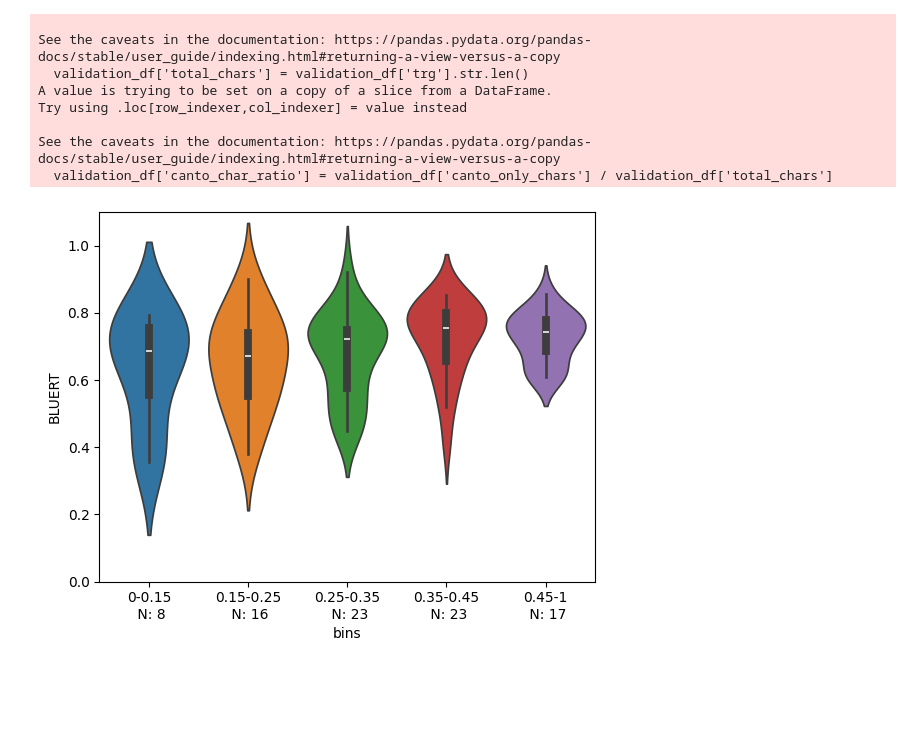
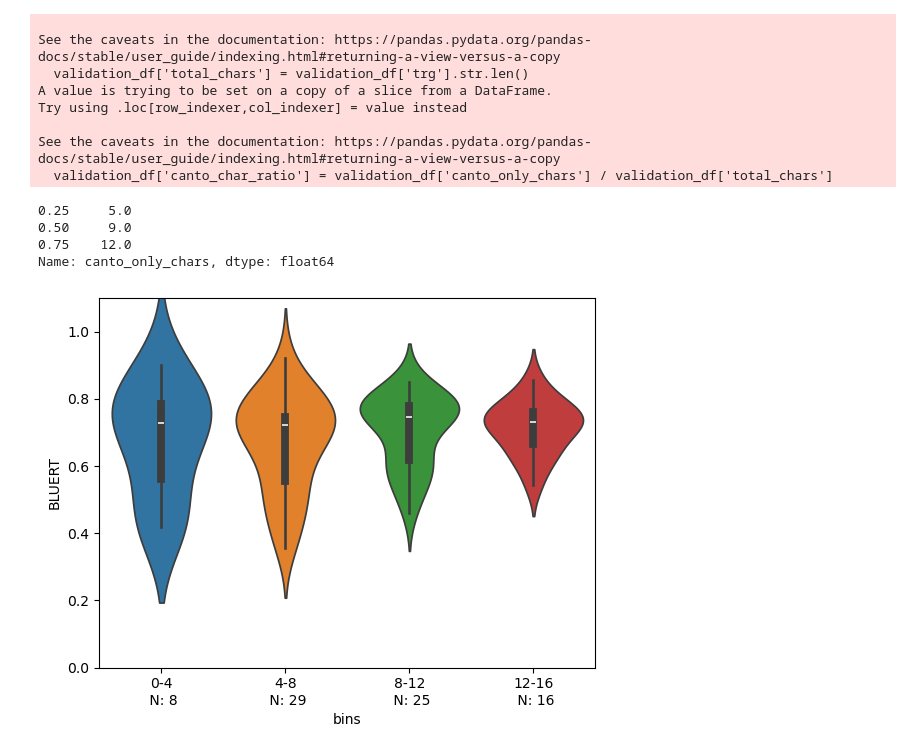
Before and after one commit to au-nlp/project-milestone-p2-group21, a Jupyter notebook: data_processing.ipynb, the cells around one changed output. Saved outputs shown, nothing was run; the diff lists cells and outputs as text; code cells hidden in the pictures; blank space fills up the shorter version.

```diff
--- a/data_processing.ipynb
+++ b/data_processing.ipynb
@@ -440,20 +436,29 @@ Try using .loc[row_indexer,col_indexer] = value instead
 
 See the caveats in the documentation: https://pandas.pydata.org/pandas-docs/stable/user_guide/indexing.html#returning-a-view-versus-a-copy
   validation_df['canto_char_ratio'] = validation_df['canto_only_chars'] / validation_df['total_chars']
+# %%
+#load from csv
+validation_df = pd.read_csv('evaluation_translations/smolsent_validation_bleurt_scores_madlad.csv')
+validation_df['canto_only_chars'].quantile([0.25, 0.5, 0.75])
+# %% [output]
+0.25     5.0
+0.50     9.0
+0.75    12.0
+Name: canto_only_chars, dtype: float64
 # %%
-bin_ranges = [0, 0.15, 0.25, 0.35, 0.45, 1]
-bins = [np.argwhere((validation_df['canto_char_ratio'] >= bin_ranges[i]) & (validation_df['canto_char_ratio'] < bin_ranges[i+1]) ) for i in range(len(bin_ranges) - 1)]
+bin_ranges = [0, 4, 8, 12, 16]
+bins = [np.argwhere((validation_df['canto_only_chars'] >= bin_ranges[i]) & (validation_df['canto_only_chars'] < bin_ranges[i+1]) ) for i in range(len(bin_ranges) - 1)]
 
 figure, ax = plt.subplots()
 
 sns.violinplot([np.array(validation_df['Baseline_BLEURT'])[bin].flatten() for bin in bins])
-xtick_labels = [f"{bin_ranges[i]}-{bin_ranges[i+1]}\n N: {len(validation_df[(validation_df['canto_char_ratio'] >= bin_ranges[i]) & (validation_df['canto_char_ratio'] < bin_ranges[i+1])])}" for i in range(len(bin_ranges)-1)]
+xtick_labels = [f"{bin_ranges[i]}-{bin_ranges[i+1]}\n N: {len(validation_df[(validation_df['canto_only_chars'] >= bin_ranges[i]) & (validation_df['canto_only_chars'] < bin_ranges[i+1])])}" for i in range(len(bin_ranges)-1)]
 #xtick_labels[0] = "0-0.05
 ax.set_ylim(0, 1.1)
 ax.set_xticklabels(xtick_labels)
 ax.set_ylabel("BLUERT")
 ax.set_xlabel("bins")
 plt.savefig("report/data_and_figs/violin_baseline_validation.pdf")
 # %% [output]
-[figure, old version]
+[figure, new version]
 # %%
```
Also changed, not shown: parts of 2 cells of this notebook, 2 other files.
